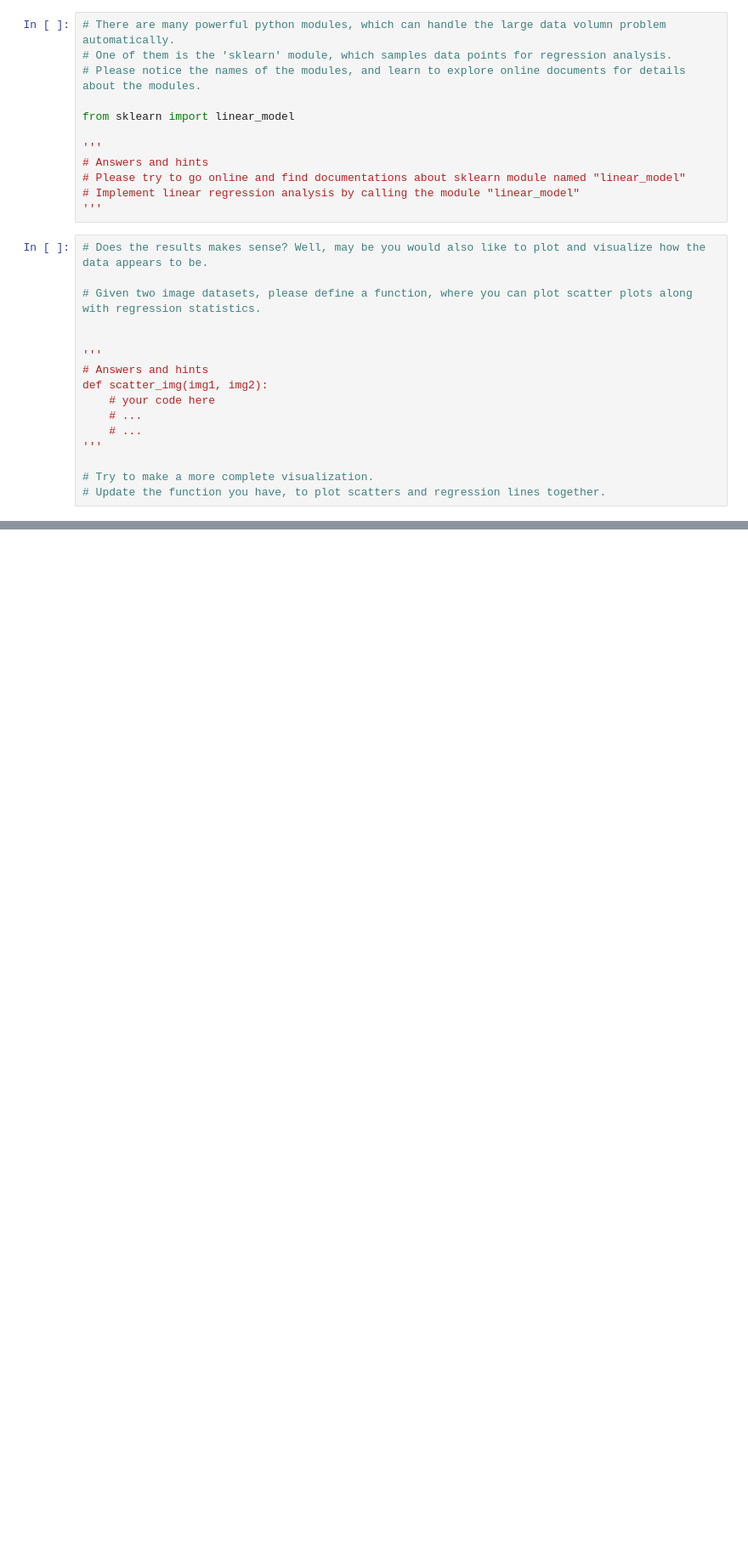
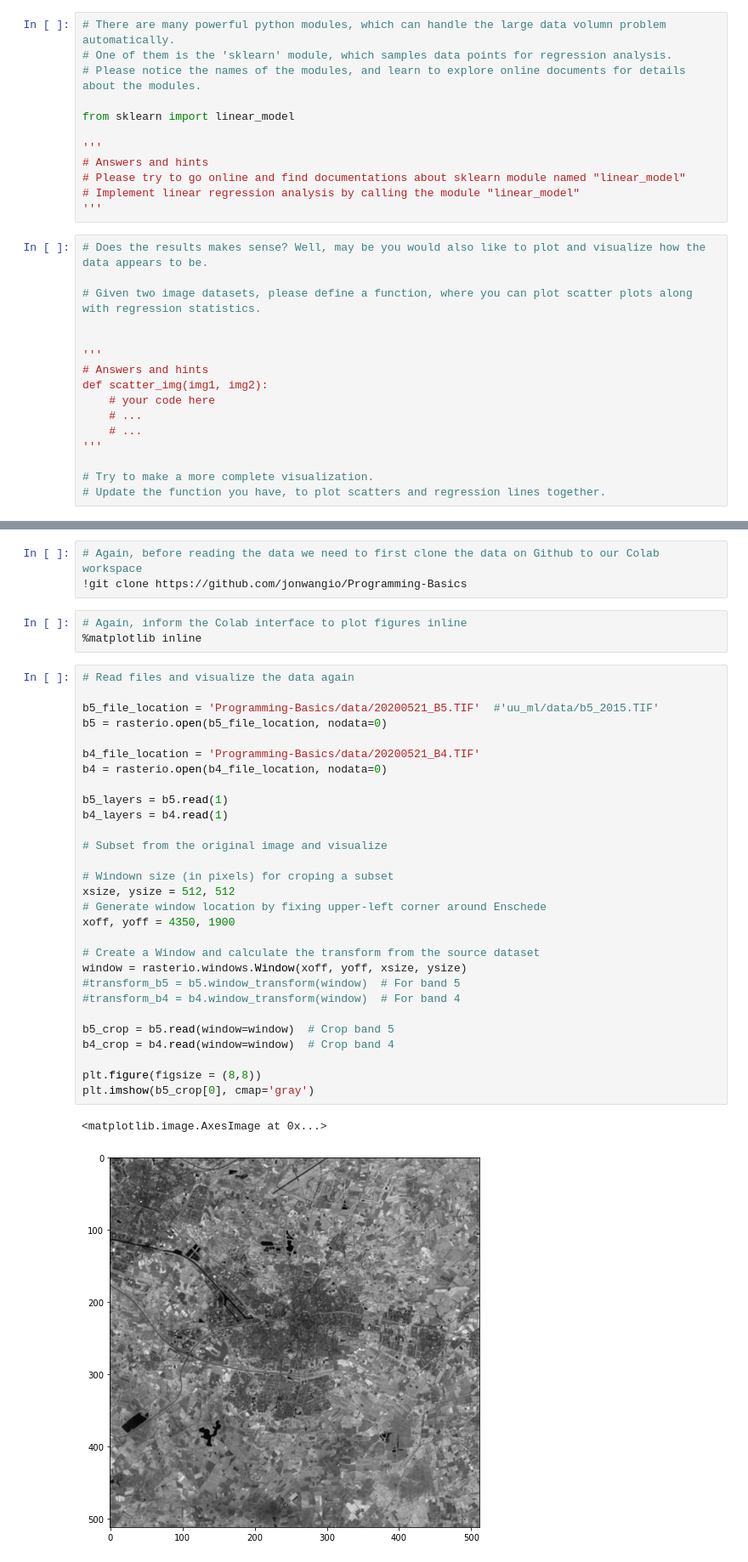
Before and after one commit to jonwangio/Programming-Basics, a Jupyter notebook: UPM1_py01.ipynb, the cells around one changed output, grey strips where cells are left out. Shown at 85% size. Cells and saved outputs as stored; diff of their text form; blank space fills up the shorter version.

```diff
--- a/UPM1_py01.ipynb
+++ b/UPM1_py01.ipynb
@@ -708,0 +1069,38 @@ def scatter_img(img1, img2):
+# %%
+# Again, before reading the data we need to first clone the data on Github to our Colab workspace
+!git clone https://github.com/jonwangio/Programming-Basics
+# %%
+# Again, inform the Colab interface to plot figures inline
+%matplotlib inline
+# %%
+# Read files and visualize the data again
+
+b5_file_location = 'Programming-Basics/data/20200521_B5.TIF'  #'uu_ml/data/b5_2015.TIF'
+b5 = rasterio.open(b5_file_location, nodata=0)
+
+b4_file_location = 'Programming-Basics/data/20200521_B4.TIF'
+b4 = rasterio.open(b4_file_location, nodata=0)
+
+b5_layers = b5.read(1)
+b4_layers = b4.read(1)
+
+# Subset from the original image and visualize
+
+# Windown size (in pixels) for croping a subset
+xsize, ysize = 512, 512
+# Generate window location by fixing upper-left corner around Enschede
+xoff, yoff = 4350, 1900
+
+# Create a Window and calculate the transform from the source dataset
+window = rasterio.windows.Window(xoff, yoff, xsize, ysize)
+#transform_b5 = b5.window_transform(window)  # For band 5
+#transform_b4 = b4.window_transform(window)  # For band 4
+
+b5_crop = b5.read(window=window)  # Crop band 5
+b4_crop = b4.read(window=window)  # Crop band 4
+
+plt.figure(figsize = (8,8))
+plt.imshow(b5_crop[0], cmap='gray')
+# %% [output]
+<matplotlib.image.AxesImage at 0x...>
+[figure, added]
```
Also changed, not shown: parts of 67 cells of this notebook, 15 other files.
